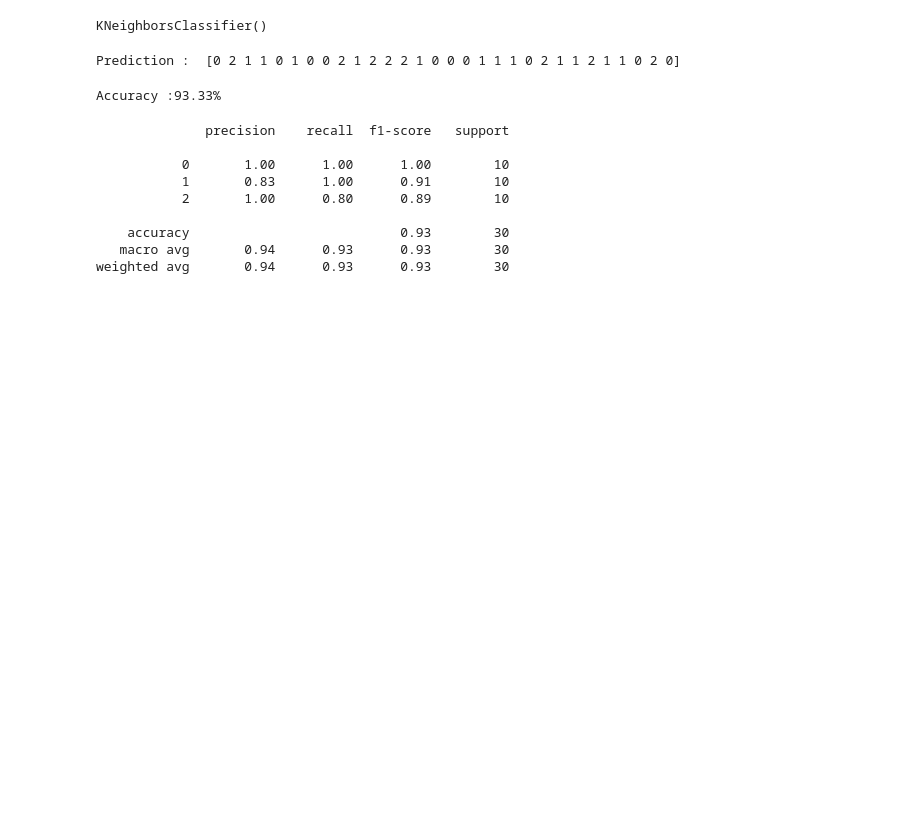
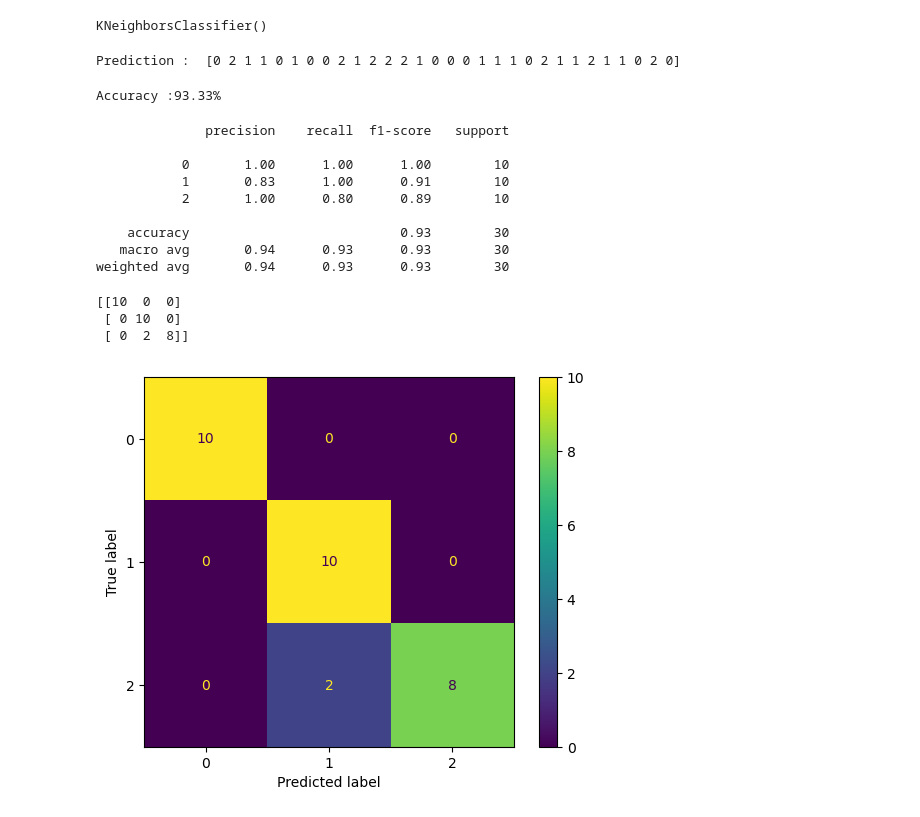
Before and after one commit to adamelhabian/AI_Engineering_journey, a Jupyter notebook: MachineLearningTermsAndAlgorithms/KNN_Classification.ipynb, the cells around one changed output. Saved outputs shown, nothing was run; the diff lists cells and outputs as text; code cells hidden in the pictures; blank space fills up the shorter version.

```diff
--- a/MachineLearningTermsAndAlgorithms/KNN_Classification.ipynb
+++ b/MachineLearningTermsAndAlgorithms/KNN_Classification.ipynb
@@ -184,3 +415,22 @@ print(classification_report(y_test,y_pred))
 weighted avg       0.94      0.93      0.93        30
 # %%
 cm=confusion_matrix(y_test,y_pred)
+print(confusion_matrix(y_test, y_pred))
+# %% [output]
+[[10  0  0]
+ [ 0 10  0]
+ [ 0  2  8]]
+# %%
+# Visualize Confusion Matrix
+import matplotlib.pyplot as plt
+from sklearn.metrics import ConfusionMatrixDisplay
+
+
+ConfusionMatrixDisplay.from_predictions(
+    y_test,
+    y_pred
+)
+
+plt.show()
+# %% [output]
+[figure, added]
```
Also changed, not shown: parts of 5 cells of this notebook.
